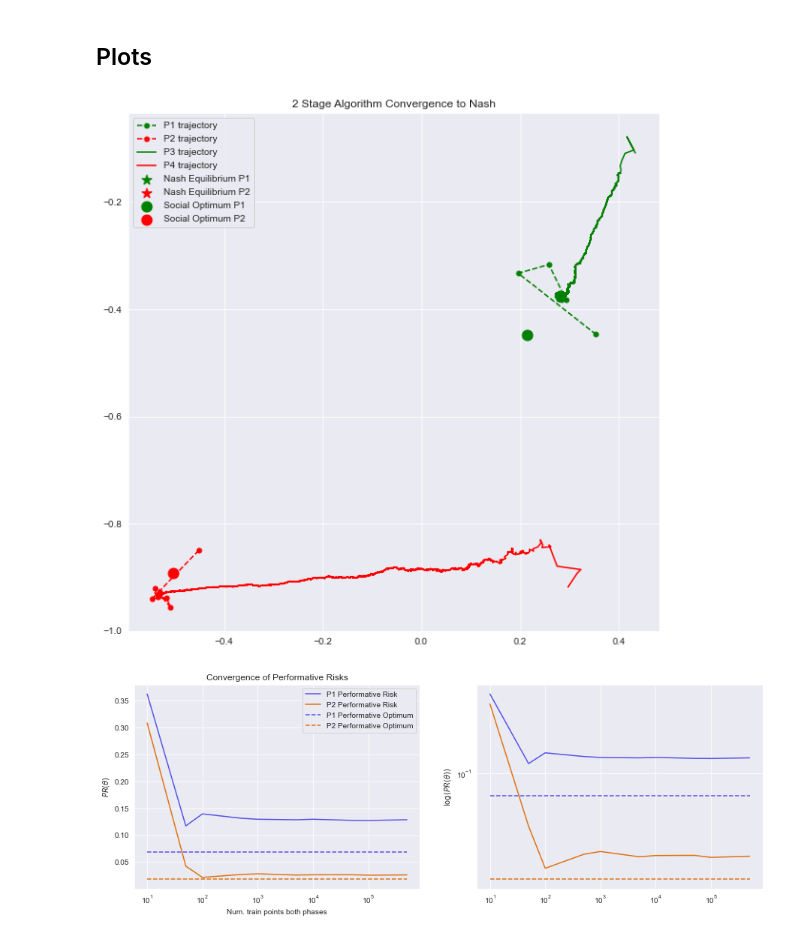
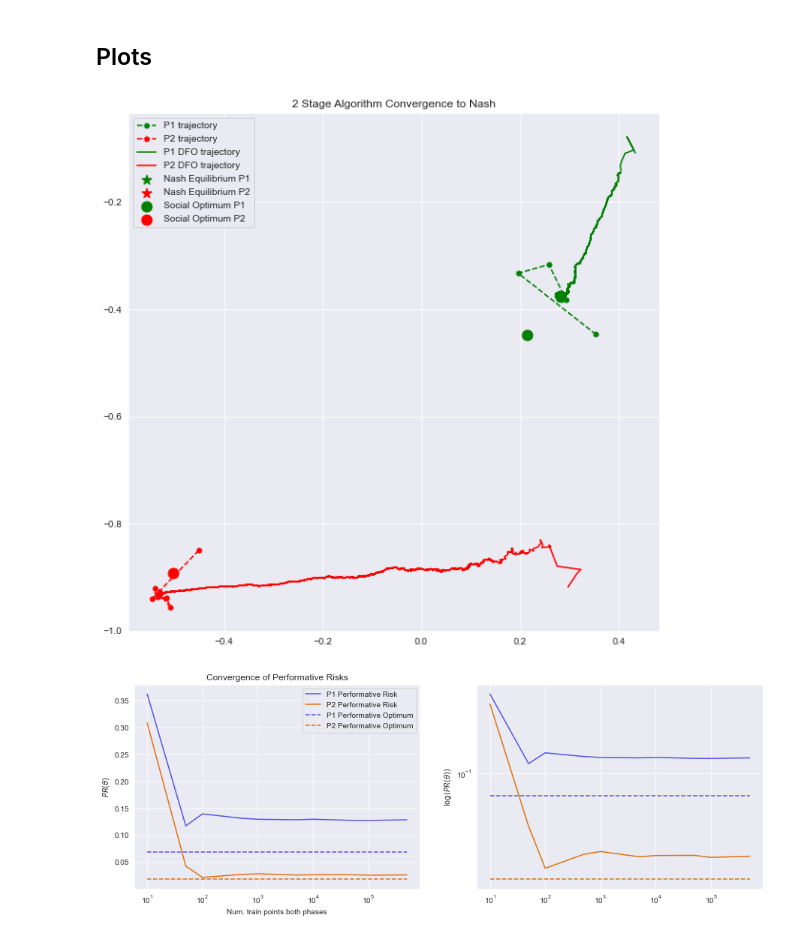
Before and after one commit to evanjfaulkner/DD-Games, a Jupyter notebook: Notebooks/dd_game_regression_sim.ipynb, the cells around one changed output. Saved outputs shown, nothing was run; the diff lists cells and outputs as text; code cells hidden in the pictures.

```diff
--- a/Notebooks/dd_game_regression_sim.ipynb
+++ b/Notebooks/dd_game_regression_sim.ipynb
@@ -99,7 +99,7 @@ for num_rounds in num_rounds_lst:
     theta_final_p2.append(game.theta_p2)
 
     #Change this flag if one wants to change print settings
-    if False:
+    if True:
         print("---------------------")
         print("Player 1: Actual mu, gamma")
         print(mu_p1, gamma_p1)
@@ -258,36 +258,36 @@ plt.scatter(x_nash_p2,y_nash_p2,
 x_so_p1 = [theta_SO_1[0]]
 y_so_p1 = [theta_SO_1[1]]
 plt.scatter(x_so_p1, y_so_p1,
             label='Social Optimum P1', marker='o', color='g', s=120)
 
 x_so_p2 = theta_SO_2[0]
 y_so_p2 = theta_SO_2[1]
 plt.scatter(x_so_p2,y_so_p2,
             label='Social Optimum P2', marker='o', color='r', s=120)
 
 x2 = theta_final_p1[:, 0]
 y2 = theta_final_p1[:, 1]
 plt.plot(x2[1:],y2[1:],
          '--', label='P1 trajectory', marker='o', color='g', markersize=5)
 
 x3 = theta_final_p2[:, 0]
 y3 = theta_final_p2[:, 1]
 plt.plot(x3[1:],y3[1:],
          '--', label='P2 trajectory', marker='o', color='r', markersize=5)
 
 theta_3 = np.array(player_three.theta_history)
 plt.plot(theta_3[:,0],theta_3[:,1],
-         label='P1 trajectory', color='g')
+         label='P1 DFO trajectory', color='g')
 
 theta_4 = np.array(player_four.theta_history)
 plt.plot(theta_4[:,0],theta_4[:,1],
-        label='P4 trajectory', color='r')
+        label='P2 DFO trajectory', color='r')
 
 plt.legend()
 plt.title("2 Stage Algorithm Convergence to Nash")
 plt.show()
 # %% [output]
-[figure, old version]
+[figure, new version]
 # %%
 plt.figure(figsize=(15,5))
 plt.subplot(1,2,1)
```
